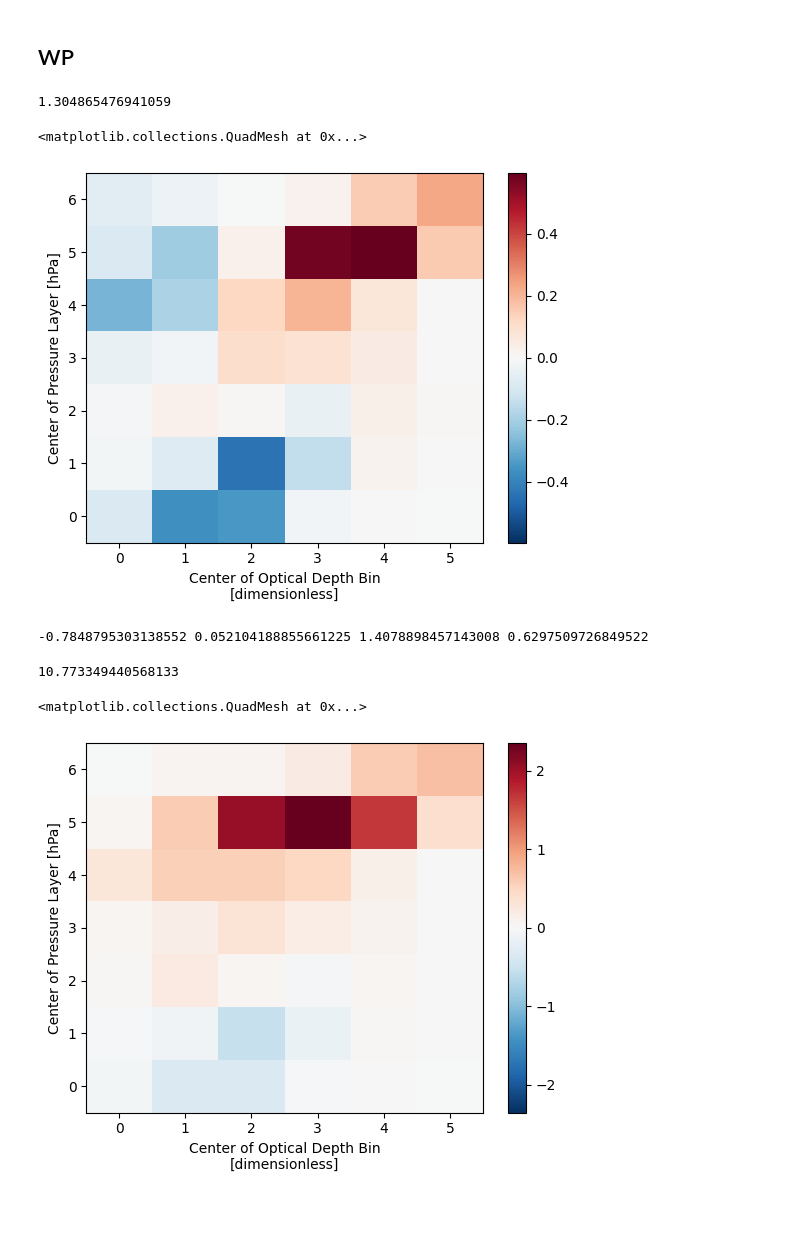
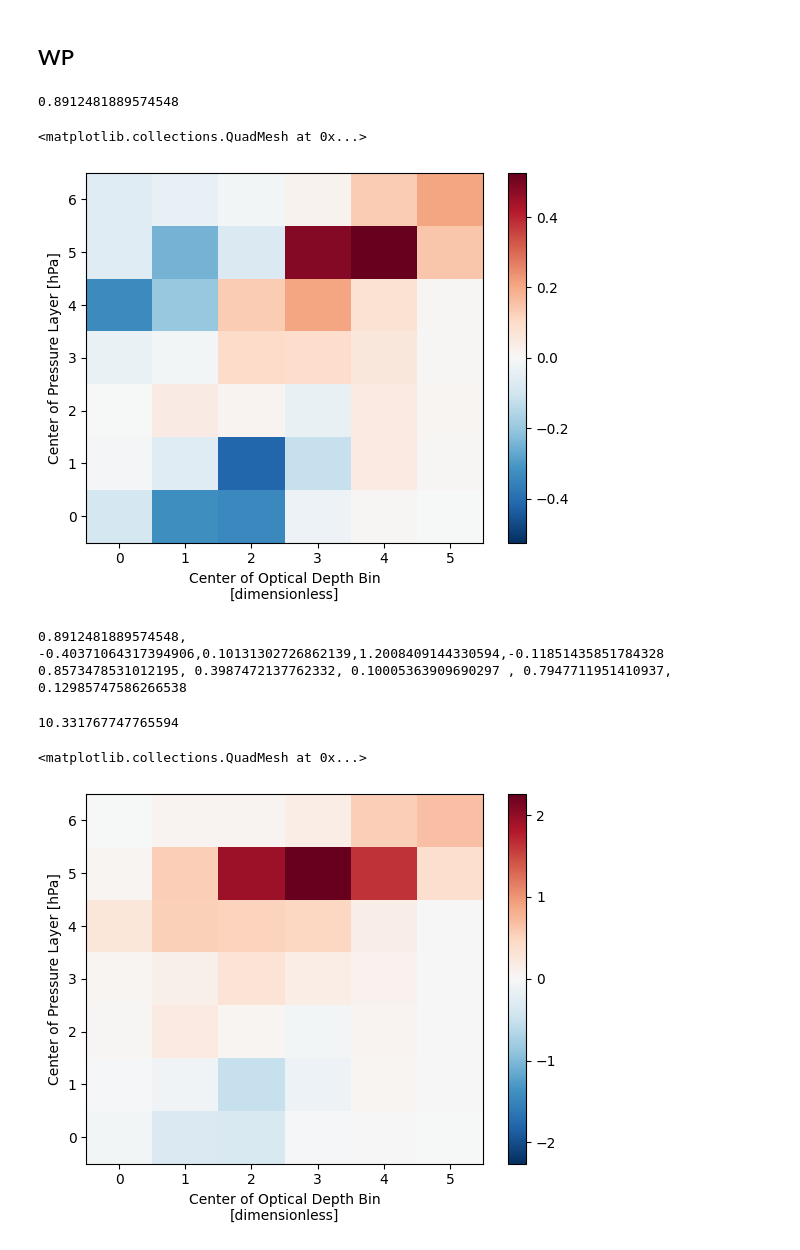
Before and after one commit to paula-rj/HighClouds, a Jupyter notebook: feedbacks.ipynb, the cells around one changed output. Drawn from its saved outputs; the diff is of its cells as text; code cells hidden in the pictures; blank space fills up the shorter version.

Commit message:
finished feedback plots for EP, WP, ITCZ

```diff
--- a/feedbacks.ipynb
+++ b/feedbacks.ipynb
@@ -1202,7 +1171,7 @@ area_wp = alllw.cldarea_cldtyp_mon.sel(lat=itcz, lon=wp,time=ragutime).mean("lon
 
 RclrLW_wp = alllw.sel(lat=itcz,lon=wp, time=ragutime).toa_lw_clr_mon.mean("lon")
 RovcLW_wp = alllw.sel(lat=itcz,lon=wp, time=ragutime).toa_lw_cldtyp_mon.mean("lon")
-lwK_wp = (RclrLW_wp - RovcLW_ep)/100
+lwK_wp = (RclrLW_wp - RovcLW_wp)/100
 
 RclrSW_wp = allsw.sel(lat=itcz,lon=wp, time=ragutime).toa_sw_clr_mon.mean("lon")
 RovcSW_wp = allsw.sel(lat=itcz,lon=wp, time=ragutime).toa_sw_cldtyp_mon.mean("lon")
@@ -1211,12 +1180,12 @@ swK_wp = (RclrSW_wp - RovcSW_wp)/100
 K_wp = lwK_wp + swK_wp
 # %%
 feed_wp = total_feedback(area_wp, K_wp)
-print(feed_wp.sel(press=[4,5,6]).sum(["press", "opt"]).data)
-feed_wp.plot()
+print(feed_wp[0].sel(press=[4,5,6]).sum(["press", "opt"]).data)
+feed_wp[0].plot()
 # %% [output]
-1.304865476941059
+0.8912481889574548
 <matplotlib.collections.QuadMesh at 0x...>
-[figure, old version]
+[figure, new version]
 # %%
 #Net
 
@@ -1226,18 +1195,28 @@ b_ITCZ = hc_feedbacks(area_wp, K_wp, "press")
 
 c_ITCZ = hc_feedbacks(area_wp, K_wp, "opt")
 
-res_ITCZ = feed_wp.sel(press=[4,5,6]).sum(["press", "opt"]).data - a_ITCZ-b_ITCZ-c_ITCZ
+res_reg =  res_feedbacks(area_wp, K_wp, gmst_anom_raghu)
+res_ITCZ = res_reg.slope
 
-print(a_ITCZ,b_ITCZ,c_ITCZ,res_ITCZ)
+hc_tot = feed_wp[0].sel(press=[4,5,6]).sum(["press", "opt"]).data, feed_wp[1].sel(press=[4,5,6]).sum(["press", "opt"]).data
+print(f"{hc_tot[0]},  {a_ITCZ[0]},{b_ITCZ[0]},{c_ITCZ[0]},{res_ITCZ}")
+
+# Confidence interval
+ci_a =  a_ITCZ[1] #amount
+ci_b =  b_ITCZ[1] #press
+ci_c =  c_ITCZ[1] #opt
+ci_res = ts*res_reg.stderr
+print(f"{hc_tot[1]}, {ci_a}, {ci_b} , {ci_c}, {ci_res}")
 # %% [output]
--0.7848795303138552 0.052104188855661225 1.4078898457143008 0.6297509726849522
+0.8912481889574548,  -0.40371064317394906,0.10131302726862139,1.2008409144330594,-0.11851435851784328
+0.8573478531012195, 0.3987472137762332, 0.10005363909690297 , 0.7947711951410937, 0.12985747586266538
 # %%
 swfeed_wp = total_feedback(area_wp, swK_wp)
-print(swfeed_wp.sel(press=[4,5,6]).sum(["press", "opt"]).data)
-swfeed_wp.plot()
+print(swfeed_wp[0].sel(press=[4,5,6]).sum(["press", "opt"]).data)
+swfeed_wp[0].plot()
 # %% [output]
-10.773349440568133
+10.331767747765594
 <matplotlib.collections.QuadMesh at 0x...>
-[figure, old version]
+[figure, new version]
 # %%
 #SW
```
Also changed, not shown: parts of 22 cells of this notebook.
